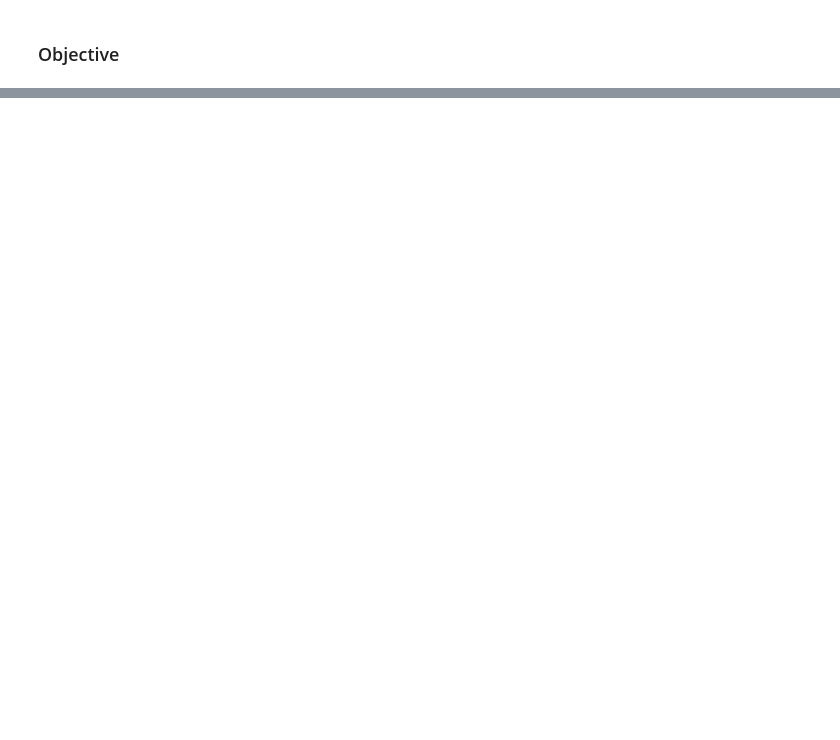
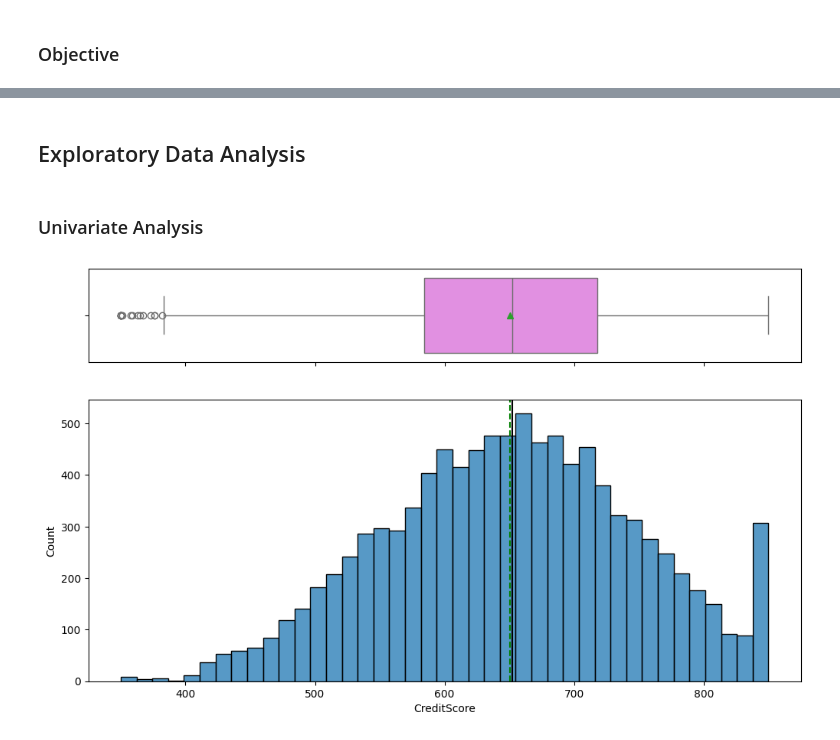
Before and after one commit to sandesha21/Bank-Churn-Prediction-AIML-Project, a Jupyter notebook: INN_Learner_Notebook_Full_code_sbadwaik_final_v2.ipynb, the cells around one changed output, grey strips where cells are left out. Cells and saved outputs as stored; diff of their text form; code cells hidden in the pictures; blank space fills up the shorter version.

```diff
--- a/INN_Learner_Notebook_Full_code_sbadwaik_final_v2.ipynb
+++ b/INN_Learner_Notebook_Full_code_sbadwaik_final_v2.ipynb
@@ -811,0 +158,3 @@ This enhanced bank churn prediction project demonstrates a comprehensive approac
+# %%
+# load the dataset
+ds = pd.read_csv("/content/drive/MyDrive/Data_Science/PGP-AIML/Projects/Project4b- Bank Churn Prediction/Churn.csv")
@@ -811,0 +265,3 @@ This enhanced bank churn prediction project demonstrates a comprehensive approac
+# %%
+#RowNumber , CustomerId and Surname are unique hence dropping it
+ds = ds.drop(['RowNumber', 'CustomerId', 'Surname'], axis=1)
@@ -811,0 +277,38 @@ This enhanced bank churn prediction project demonstrates a comprehensive approac
+# %% [markdown]
+## Exploratory Data Analysis
+# %% [markdown]
+### Univariate Analysis
+# %%
+# The function to plot a boxplot and a histogram along the same scale.
+
+
+def histogram_boxplot(data, feature, figsize=(12, 7), kde=False, bins=None):
+    """
+    Boxplot and histogram combined
+
+    data: dataframe
+    feature: dataframe column
+    figsize: size of figure (default (12,7))
+    kde: whether to show the density curve (default False)
+    bins: number of bins for histogram (default None)
+    """
+    f2, (ax_box2, ax_hist2) = plt.subplots(
+        nrows=2,  # Number of rows of the subplot grid= 2
+        sharex=True,  # x-axis will be shared among all subplots
+        gridspec_kw={"height_ratios": (0.25, 0.75)},
+        figsize=figsize,
+    )  # creating the 2 subplots
+    sns.boxplot(
+        data=data, x=feature, ax=ax_box2, showmeans=True, color="violet"
+    )  # boxplot will be created and a star will indicate the mean value of the column
+    sns.histplot(
+        data=data, x=feature, kde=kde, ax=ax_hist2, bins=bins, palette="winter"
+    ) if bins else sns.histplot(
+        data=data, x=feature, kde=kde, ax=ax_hist2
+    )  # For histogram
+    ax_hist2.axvline(
+        data[feature].mean(), color="green", linestyle="--"
+    )  # Add mean to the histogram
+    ax_hist2.axvline(
+        data[feature].median(), color="black", linestyle="-"
+    )  # Add median to the histogram
@@ -811,0 +366,5 @@ This enhanced bank churn prediction project demonstrates a comprehensive approac
+# %%
+# Visualizing the distribution of 'CreditScore' using a histogram and boxplot to detect outliers and skewness.
+histogram_boxplot(ds,'CreditScore')
+# %% [output]
+[figure, added]
```
Also changed, not shown: parts of 217 cells of this notebook.
